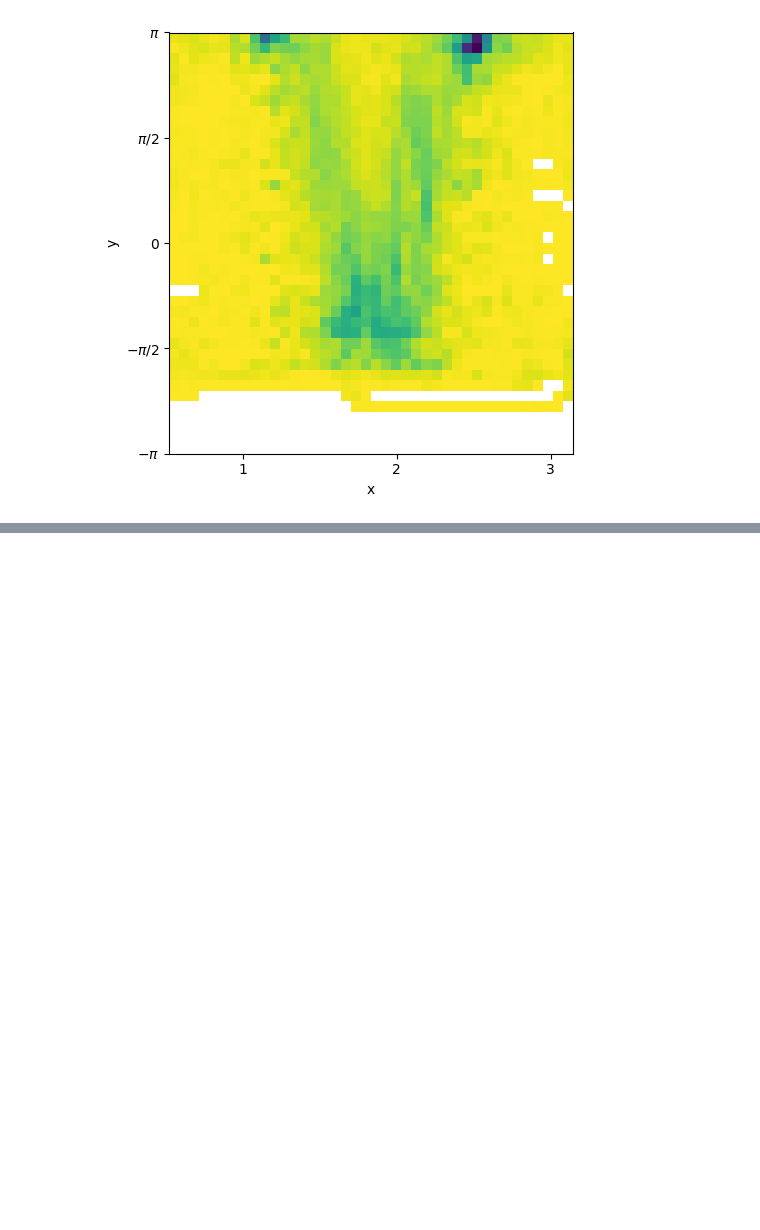
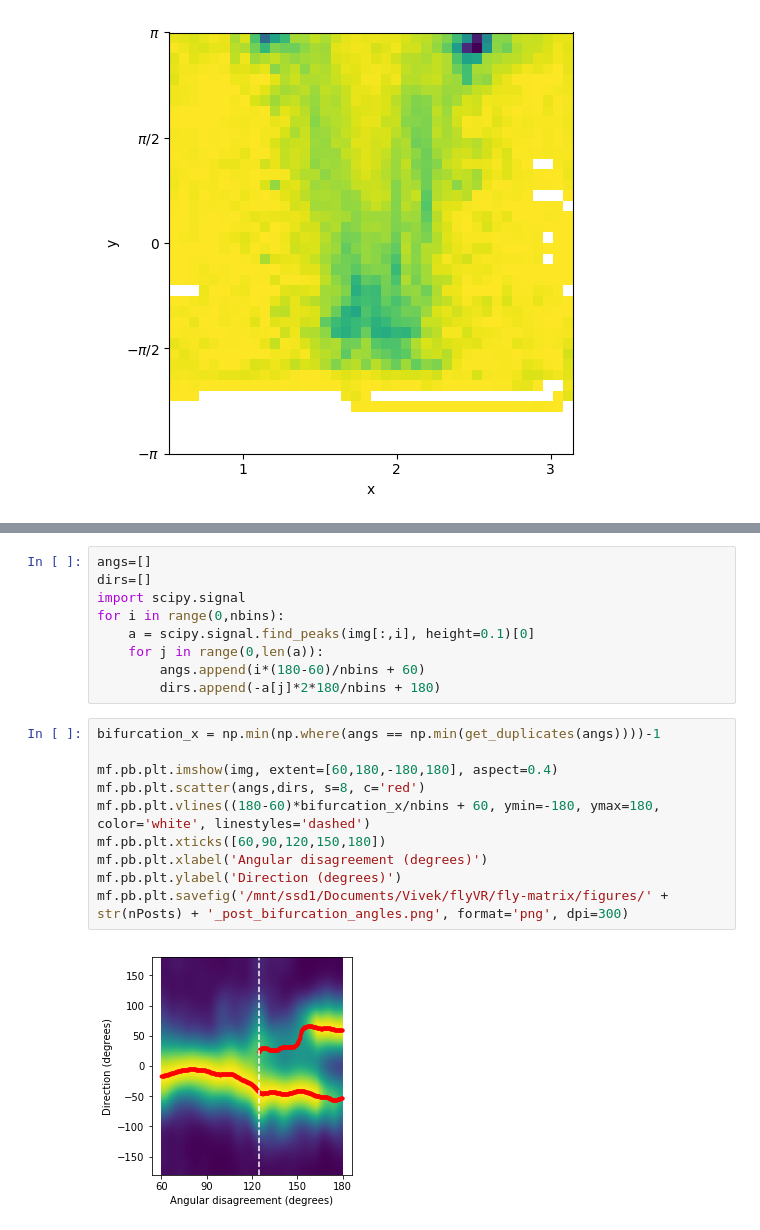
Before and after one commit to RnoB/fly-matrix, a Jupyter notebook: MalkoFly.ipynb, the cells around one changed output, grey strips where cells are left out. Cells and saved outputs as stored; diff of their text form; blank space fills up the shorter version.

```diff
--- a/MalkoFly.ipynb
+++ b/MalkoFly.ipynb
@@ -154,0 +230,21 @@ mf.pb.plt.savefig('/mnt/ssd1/Documents/Vivek/flyVR/fly-matrix/figures/katz_dir_v
+# %%
+angs=[]
+dirs=[]
+import scipy.signal
+for i in range(0,nbins):
+    a = scipy.signal.find_peaks(img[:,i], height=0.1)[0]
+    for j in range(0,len(a)):
+        angs.append(i*(180-60)/nbins + 60)
+        dirs.append(-a[j]*2*180/nbins + 180)
+# %%
+bifurcation_x = np.min(np.where(angs == np.min(get_duplicates(angs))))-1
+
+mf.pb.plt.imshow(img, extent=[60,180,-180,180], aspect=0.4)
+mf.pb.plt.scatter(angs,dirs, s=8, c='red')
+mf.pb.plt.vlines((180-60)*bifurcation_x/nbins + 60, ymin=-180, ymax=180, color='white', linestyles='dashed')
+mf.pb.plt.xticks([60,90,120,150,180])
+mf.pb.plt.xlabel('Angular disagreement (degrees)')
+mf.pb.plt.ylabel('Direction (degrees)')
+mf.pb.plt.savefig('/mnt/ssd1/Documents/Vivek/flyVR/fly-matrix/figures/' + str(nPosts) + '_post_bifurcation_angles.png', format='png', dpi=300)
+# %% [output]
+[figure, added]
```
Also changed, not shown: parts of 15 cells of this notebook.
